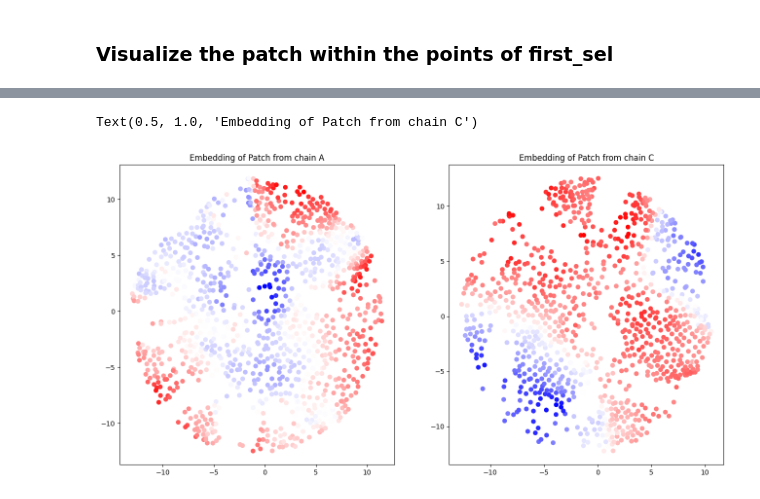
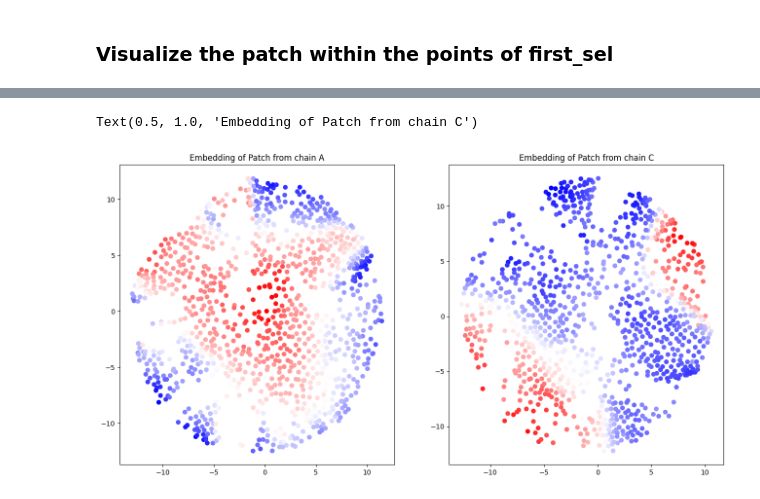
Before and after one commit to DavidGraber/protein_surface_modelling, a Jupyter notebook: main.ipynb, the cells around one changed output, grey strips where cells are left out. Drawn from its saved outputs; the diff is of its cells as text; code cells hidden in the pictures.

```diff
--- a/main.ipynb
+++ b/main.ipynb
@@ -26,9 +24,12 @@ Jupyter environment detected. Enabling Open3D WebVisualizer.
 %cd -q masif_site_outputs
 coords_A = np.load("1fcc_A_predcoords.npy")
 features_A = np.load("1fcc_A_predfeatures_emb1.npy")
+features_A = features_A[:, 16:32]
 
 coords_C = np.load("1fcc_C_predcoords.npy")
 features_C = np.load("1fcc_C_predfeatures_emb1.npy")
+features_C = features_C[:, 16:32]
+
 
 coords_complex = np.load("1fcc_A, C_predcoords.npy")
 features_complex = np.load("1fcc_A, C_predfeatures_emb1.npy")
@@ -176,18 +178,18 @@ visualize_pointcloud(coords_C[patch_C["second_sel"]], colors = colors_C_test)
 # %%
-features_A = patch_A["features"][:, 16:32]
-features_C = patch_C["features"][:, 16:32]
+features_patch_A = patch_A["features"]
+features_patch_C = patch_C["features"]
 # %%
-feature = 15
+feature = 9
 
 fig, ax = plt.subplots(2, 2, figsize=(16,8))
 
 plt.subplot(1,2,1)
-plt.scatter(embedding_A[:,0], embedding_A[:,1], c = features_A[:,feature], cmap = "bwr")
+plt.scatter(embedding_A[:,0], embedding_A[:,1], c = features_patch_A[:,feature], cmap = "bwr")
 plt.title("Embedding of Patch from chain A")
 
 plt.subplot(1,2,2)
-plt.scatter(embedding_C[:,0], embedding_C[:,1], c = features_C[:,feature], cmap = "bwr")
+plt.scatter(embedding_C[:,0], embedding_C[:,1], c = features_patch_C[:,feature], cmap = "bwr")
 plt.title("Embedding of Patch from chain C")
 # %% [output]
 Text(0.5, 1.0, 'Embedding of Patch from chain C')
-[figure, old version]
+[figure, new version]
```
Also changed, not shown: parts of 18 cells of this notebook.
